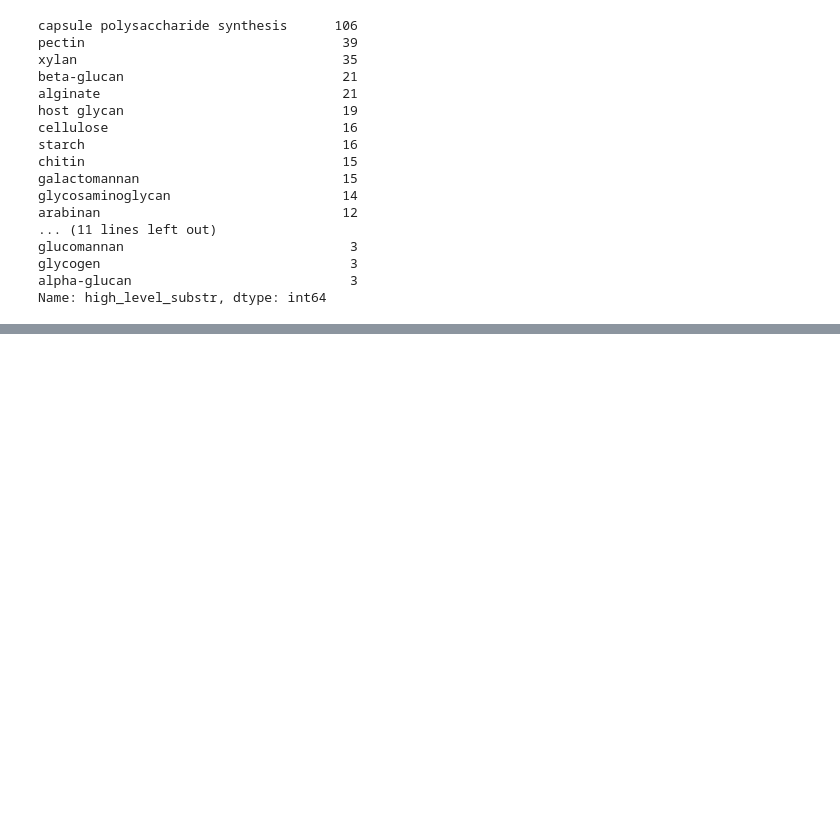
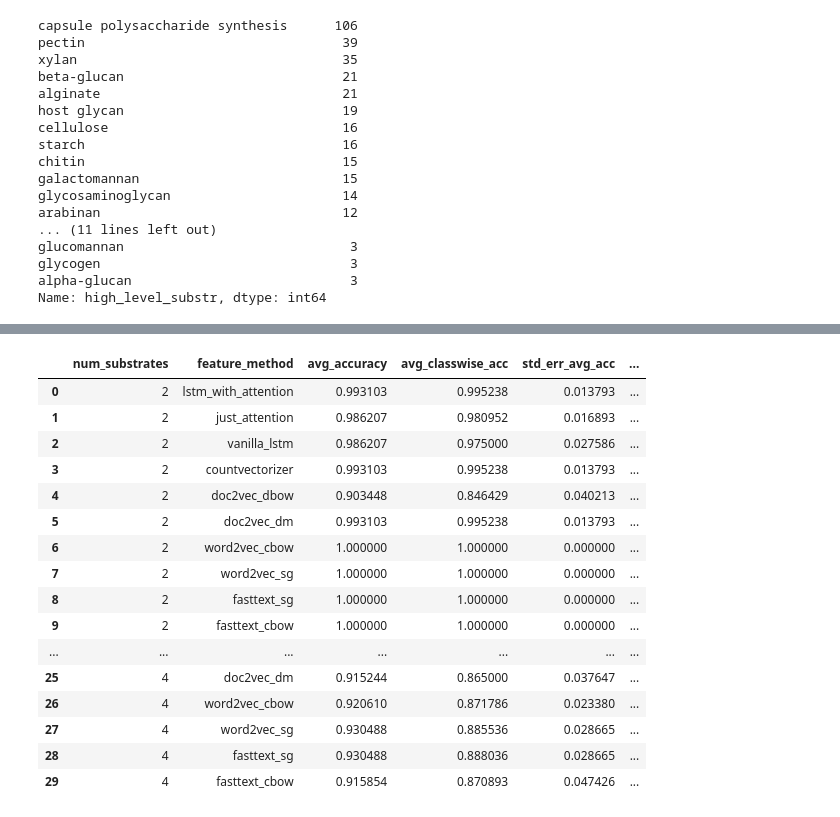
Before and after one commit to Ved-Piyush/subFinder, a Jupyter notebook: Usage_Scripts/how_many_k.ipynb, the cells around one changed output, grey strips where cells are left out. Cells and saved outputs as stored; diff of their text form; code cells hidden in the pictures; blank space fills up the shorter version.

```diff
--- a/Usage_Scripts/how_many_k.ipynb
+++ b/Usage_Scripts/how_many_k.ipynb
@@ -95,7 +102,8 @@ model_fasttext_cbow =gensim.models.word2vec.Word2Vec.load(r"Embedding_Models_10_
 # %%
 overall_catch = []
-for top_k in tqdm(range(5,15)):
-    for featurizer in ["countvectorizer", "doc2vec_dbow", "doc2vec_dm", "word2vec_cbow", "word2vec_sg", "fasttext_sg", "fasttext_cbow"]:
+for top_k in tqdm(range(2,16)):
+    for featurizer in ["lstm_with_attention", "just_attention", "vanilla_lstm", "countvectorizer", "doc2vec_dbow", "doc2vec_dm", "word2vec_cbow", "word2vec_sg", "fasttext_sg",
+                       "fasttext_cbow"]:
         print("Currently running for featurizer "+ featurizer + " with " + str(top_k) + " number of classes.")
         if featurizer == "countvectorizer":
             avg_acc, avg_class_acc, std_err_avg_acc, std_err_avg_classwise_acc, overall_report,  model, params_best, fig, fig2, fig3 = run_end_to_end(top_k, data, featurizer, K, known_unknown, None)
@@ -112,6 +120,18 @@ for top_k in tqdm(range(5,15)):
         elif featurizer == "fasttext_cbow":
             avg_acc, avg_class_acc, std_err_avg_acc, std_err_avg_classwise_acc, overall_report,  model, params_best, fig, fig2, fig3 = run_end_to_end(top_k, data, featurizer, K, known_unknown, model_fasttext_cbow)
 
+        elif featurizer == "lstm_with_attention":
+            avg_acc, avg_class_acc, std_err_avg_acc, std_err_avg_classwise_acc, overall_report,  model, params_best, fig, fig2, fig3 = run_end_to_end(top_k, data, featurizer, K, known_unknown, model_sg)
+
+        elif featurizer == "just_attention":
+            avg_acc, avg_class_acc, std_err_avg_acc, std_err_avg_classwise_acc, overall_report,  model, params_best, fig, fig2, fig3 = run_end_to_end(top_k, data, featurizer, K, known_unknown, model_sg)
+
+        elif featurizer == "vanilla_lstm":
+            avg_acc, avg_class_acc, std_err_avg_acc, std_err_avg_classwise_acc, overall_report,  model, params_best, fig, fig2, fig3 = run_end_to_end(top_k, data, featurizer, K, known_unknown, model_sg)
+
+        else:
+            pass
+
         overall_catch.append([top_k, featurizer, avg_acc, avg_class_acc, std_err_avg_acc, std_err_avg_classwise_acc,
                              overall_report["precision"], overall_report["recall"], overall_report["f1-score"]])
 
@@ -147,5 +267,23 @@ plt.show()
 # %%
-overall_catch.head()
+overall_catch.head(30)
+# %% [output]
+|  | num_substrates | feature_method | avg_accuracy | avg_classwise_acc | std_err_avg_acc | ... |
+| 0 | 2 | lstm_with_attention | 0.993103 | 0.995238 | 0.013793 | ... |
+| 1 | 2 | just_attention | 0.986207 | 0.980952 | 0.016893 | ... |
+| 2 | 2 | vanilla_lstm | 0.986207 | 0.975000 | 0.027586 | ... |
+| 3 | 2 | countvectorizer | 0.993103 | 0.995238 | 0.013793 | ... |
+| 4 | 2 | doc2vec_dbow | 0.903448 | 0.846429 | 0.040213 | ... |
+| 5 | 2 | doc2vec_dm | 0.993103 | 0.995238 | 0.013793 | ... |
+| 6 | 2 | word2vec_cbow | 1.000000 | 1.000000 | 0.000000 | ... |
+| 7 | 2 | word2vec_sg | 1.000000 | 1.000000 | 0.000000 | ... |
+| 8 | 2 | fasttext_sg | 1.000000 | 1.000000 | 0.000000 | ... |
+| 9 | 2 | fasttext_cbow | 1.000000 | 1.000000 | 0.000000 | ... |
+| ... | ... | ... | ... | ... | ... | ... |
+| 25 | 4 | doc2vec_dm | 0.915244 | 0.865000 | 0.037647 | ... |
+| 26 | 4 | word2vec_cbow | 0.920610 | 0.871786 | 0.023380 | ... |
+| 27 | 4 | word2vec_sg | 0.930488 | 0.885536 | 0.028665 | ... |
+| 28 | 4 | fasttext_sg | 0.930488 | 0.888036 | 0.028665 | ... |
+| 29 | 4 | fasttext_cbow | 0.915854 | 0.870893 | 0.047426 | ... |
 # %%
 # plt.figure(figsize = (20,10))
 # sns.lineplot(data=overall_catch, x="num_substrates", y="avg_accuracy", hue="feature_method",  marker="o")
```
Also changed, not shown: parts of 73 cells of this notebook, 10 other files.
